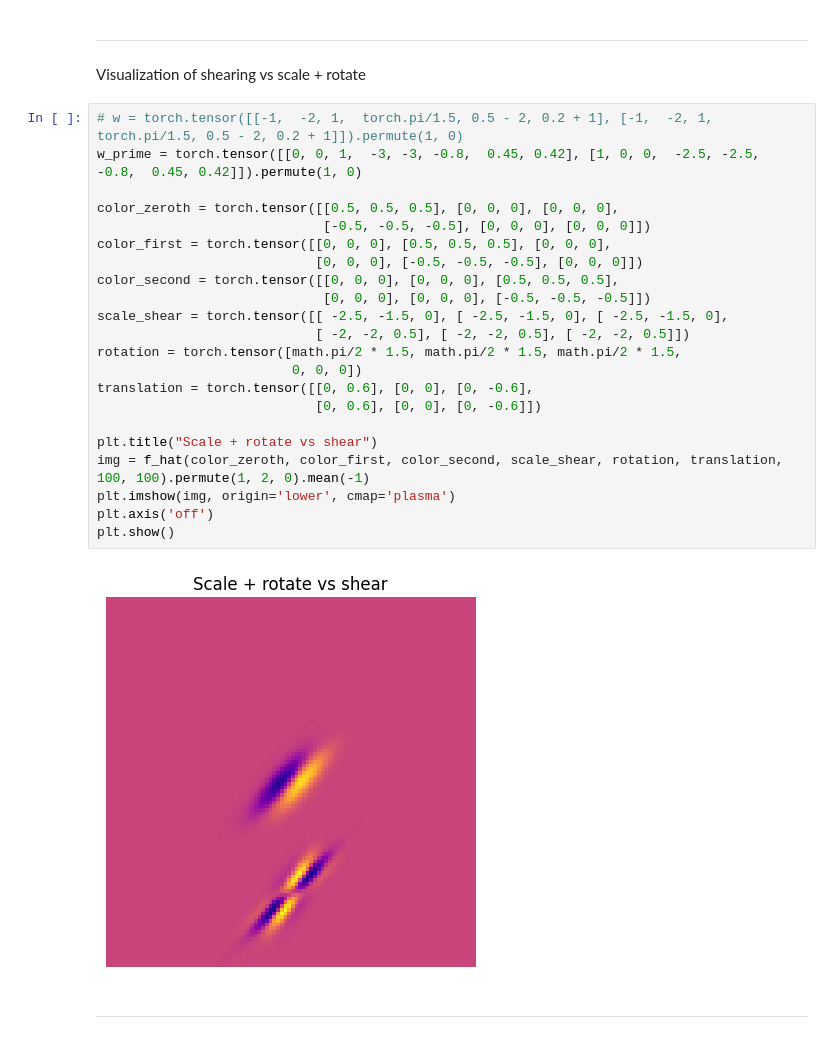
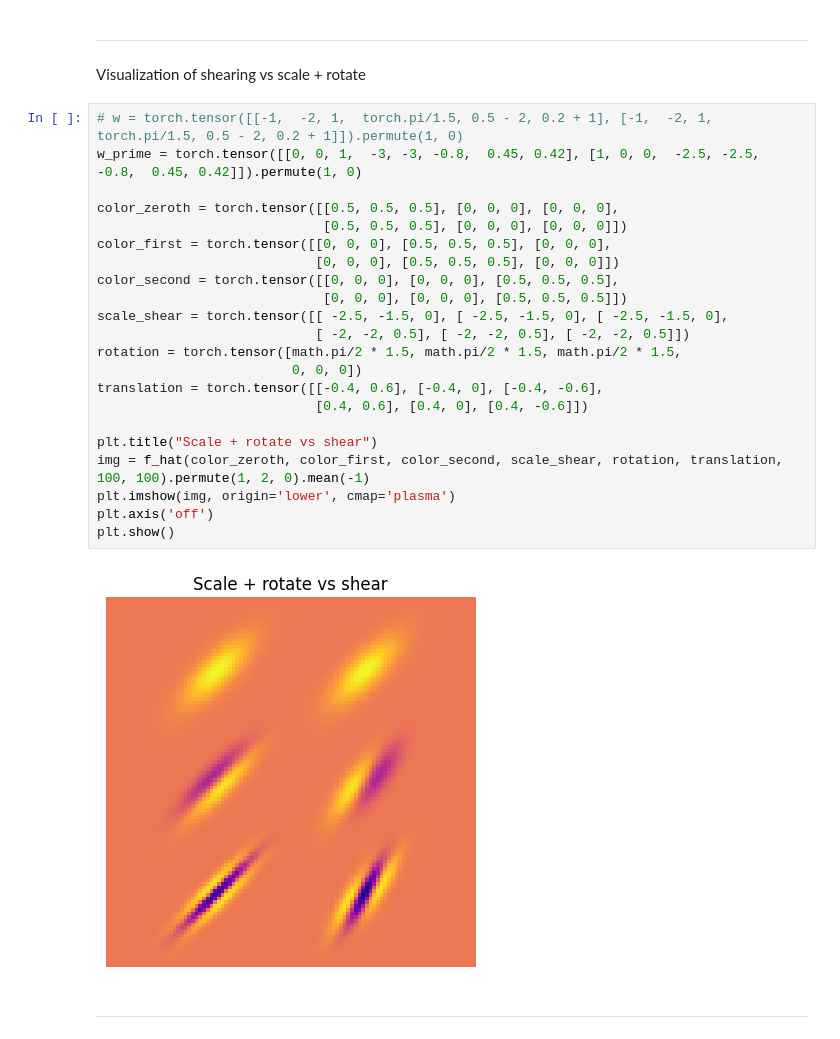
Before and after one commit to SuperVK/sparse-image-repr-bep, a Jupyter notebook: project.ipynb, the cells around one changed output. Cells and saved outputs as stored; diff of their text form.

```diff
--- a/project.ipynb
+++ b/project.ipynb
@@ -310,27 +310,27 @@ Visualization of shearing vs scale + rotate
 # %%
 # w = torch.tensor([[-1,  -2, 1,  torch.pi/1.5, 0.5 - 2, 0.2 + 1], [-1,  -2, 1,  torch.pi/1.5, 0.5 - 2, 0.2 + 1]]).permute(1, 0)
 w_prime = torch.tensor([[0, 0, 1,  -3, -3, -0.8,  0.45, 0.42], [1, 0, 0,  -2.5, -2.5, -0.8,  0.45, 0.42]]).permute(1, 0)
 
 color_zeroth = torch.tensor([[0.5, 0.5, 0.5], [0, 0, 0], [0, 0, 0],
-                             [-0.5, -0.5, -0.5], [0, 0, 0], [0, 0, 0]])
+                             [0.5, 0.5, 0.5], [0, 0, 0], [0, 0, 0]])
 color_first = torch.tensor([[0, 0, 0], [0.5, 0.5, 0.5], [0, 0, 0],
-                            [0, 0, 0], [-0.5, -0.5, -0.5], [0, 0, 0]])
+                            [0, 0, 0], [0.5, 0.5, 0.5], [0, 0, 0]])
 color_second = torch.tensor([[0, 0, 0], [0, 0, 0], [0.5, 0.5, 0.5],
-                             [0, 0, 0], [0, 0, 0], [-0.5, -0.5, -0.5]])
+                             [0, 0, 0], [0, 0, 0], [0.5, 0.5, 0.5]])
 scale_shear = torch.tensor([[ -2.5, -1.5, 0], [ -2.5, -1.5, 0], [ -2.5, -1.5, 0],
                             [ -2, -2, 0.5], [ -2, -2, 0.5], [ -2, -2, 0.5]])
 rotation = torch.tensor([math.pi/2 * 1.5, math.pi/2 * 1.5, math.pi/2 * 1.5,
                          0, 0, 0])
-translation = torch.tensor([[0, 0.6], [0, 0], [0, -0.6],
-                            [0, 0.6], [0, 0], [0, -0.6]])
+translation = torch.tensor([[-0.4, 0.6], [-0.4, 0], [-0.4, -0.6],
+                            [0.4, 0.6], [0.4, 0], [0.4, -0.6]])
 
 plt.title("Scale + rotate vs shear")
 img = f_hat(color_zeroth, color_first, color_second, scale_shear, rotation, translation, 100, 100).permute(1, 2, 0).mean(-1)
 plt.imshow(img, origin='lower', cmap='plasma')
 plt.axis('off')
 plt.show()
 # %% [output]
-[figure, old version]
+[figure, new version]
 # %% [markdown]
 ---
 # %% [markdown]
```
Also changed, not shown: 3 other files.
